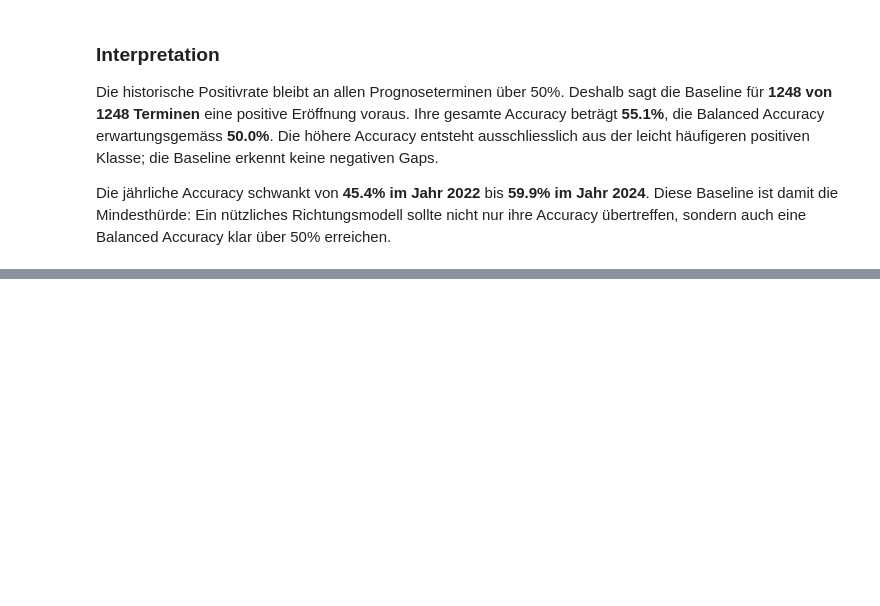
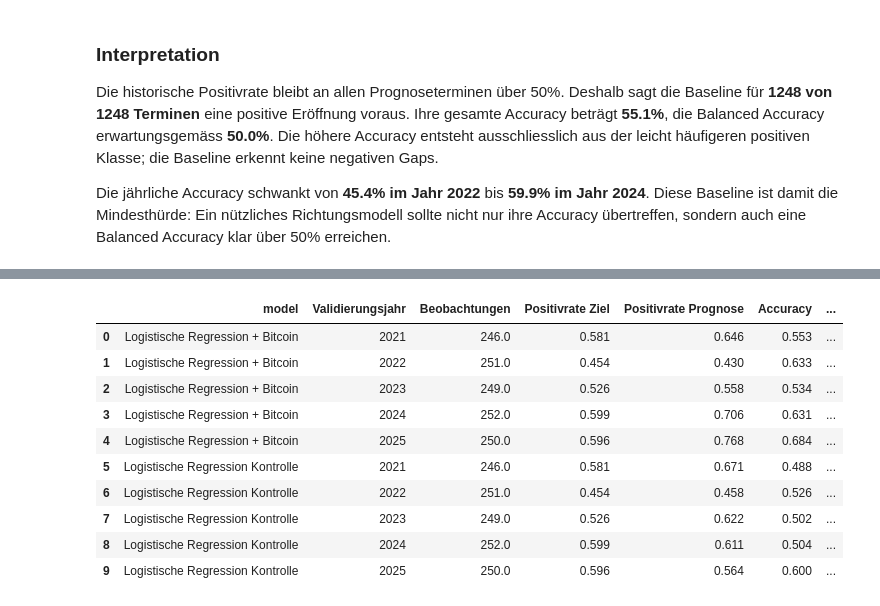
Before and after one commit to Steff72/CSP1, a Jupyter notebook: notebooks/btc_overnight_qqq_forecasting.ipynb, the cells around one changed output, grey strips where cells are left out. Drawn from its saved outputs; the diff is of its cells as text; code cells hidden in the pictures; blank space fills up the shorter version.

```diff
--- a/notebooks/btc_overnight_qqq_forecasting.ipynb
+++ b/notebooks/btc_overnight_qqq_forecasting.ipynb
@@ -2095,0 +2318,77 @@ Accuracy übertreffen, sondern auch eine Balanced Accuracy klar über
+# %%
+# Combine baseline and logistic predictions on the shared dates
+comparison_predictions = pd.concat(
+    [
+        majority_predictions[
+            [
+                "model",
+                "fold_year",
+                "forecast_date",
+                "prediction",
+                "actual",
+                "target_is_monday",
+            ]
+        ],
+        logistic_predictions[
+            [
+                "model",
+                "fold_year",
+                "forecast_date",
+                "prediction",
+                "actual",
+                "target_is_monday",
+            ]
+        ],
+    ],
+    ignore_index=True,
+)
+
+model_order = [
+    "Historische Mehrheitsklasse",
+    "Logistische Regression Kontrolle",
+    "Logistische Regression + Bitcoin",
+]
+
+overall_model_metrics = (
+    comparison_predictions.groupby("model", observed=False, sort=False)
+    .apply(summarize_classification, include_groups=False)
+    .reindex(model_order)
+    .reset_index()
+)
+
+logistic_year_metrics = (
+    logistic_predictions.groupby(
+        ["model", "fold_year"], observed=False, sort=False
+    )
+    .apply(summarize_classification, include_groups=False)
+    .reset_index()
+    .rename(columns={"fold_year": "Validierungsjahr"})
+)
+
+scope_rows = []
+for model_name in model_order:
+    model_predictions = comparison_predictions[
+        comparison_predictions["model"] == model_name
+    ]
+    for scope_name, scope_frame in [
+        ("Alle Handelstage", model_predictions),
+        (
+            "Montage",
+            model_predictions[model_predictions["target_is_monday"] == 1],
+        ),
+        (
+            "Dienstag bis Freitag",
+            model_predictions[model_predictions["target_is_monday"] == 0],
+        ),
+    ]:
+        metrics = summarize_classification(scope_frame).to_dict()
+        scope_rows.append(
+            {"Modell": model_name, "Teilmenge": scope_name, **metrics}
+        )
+
+model_scope_metrics = pd.DataFrame(scope_rows)
+
+display(overall_model_metrics.round(3))
+display(logistic_year_metrics.round(3))
+display(model_scope_metrics.round(3))
+# %% [output]
@@ -2095,0 +2399,11 @@ Accuracy übertreffen, sondern auch eine Balanced Accuracy klar über
+|  | model | Validierungsjahr | Beobachtungen | Positivrate Ziel | Positivrate Prognose | Accuracy | ... |
+| 0 | Logistische Regression + Bitcoin | 2021 | 246.0 | 0.581 | 0.646 | 0.553 | ... |
+| 1 | Logistische Regression + Bitcoin | 2022 | 251.0 | 0.454 | 0.430 | 0.633 | ... |
+| 2 | Logistische Regression + Bitcoin | 2023 | 249.0 | 0.526 | 0.558 | 0.534 | ... |
+| 3 | Logistische Regression + Bitcoin | 2024 | 252.0 | 0.599 | 0.706 | 0.631 | ... |
+| 4 | Logistische Regression + Bitcoin | 2025 | 250.0 | 0.596 | 0.768 | 0.684 | ... |
+| 5 | Logistische Regression Kontrolle | 2021 | 246.0 | 0.581 | 0.671 | 0.488 | ... |
+| 6 | Logistische Regression Kontrolle | 2022 | 251.0 | 0.454 | 0.458 | 0.526 | ... |
+| 7 | Logistische Regression Kontrolle | 2023 | 249.0 | 0.526 | 0.622 | 0.502 | ... |
+| 8 | Logistische Regression Kontrolle | 2024 | 252.0 | 0.599 | 0.611 | 0.504 | ... |
+| 9 | Logistische Regression Kontrolle | 2025 | 250.0 | 0.596 | 0.564 | 0.600 | ... |
```
Also changed, not shown: parts of 9 cells of this notebook, 1 other file.
